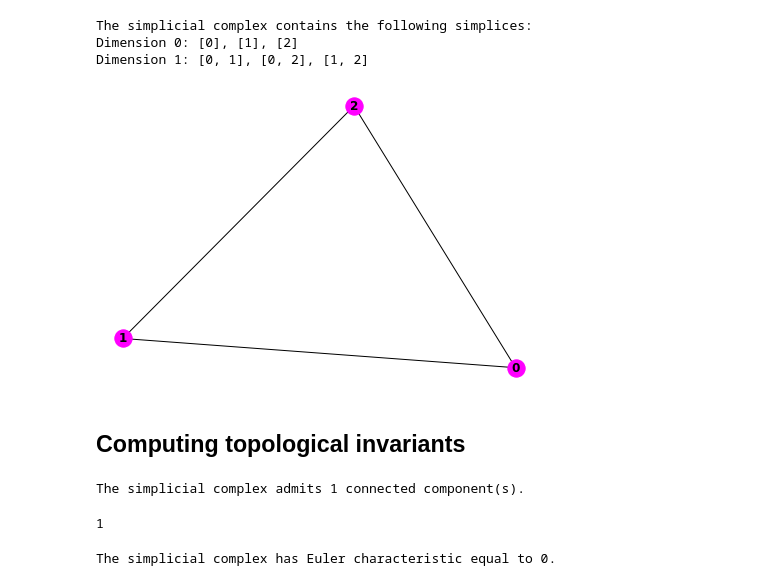
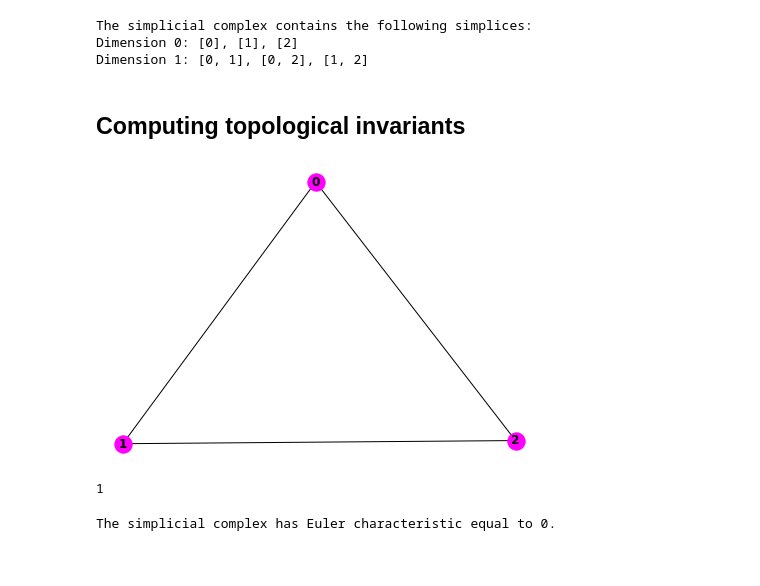
Before and after one commit to raphaeltinarrage/EMAp, a Jupyter notebook: Tutorial1.ipynb, the cells around one changed output. Saved outputs shown, nothing was run; the diff lists cells and outputs as text; code cells hidden in the pictures.

```diff
--- a/Tutorial1.ipynb
+++ b/Tutorial1.ipynb
@@ -175,9 +184,3 @@ PrintSimplices(simpcomplex3)
 The simplicial complex contains the following simplices:
 Dimension 0: [0], [1], [2]
 Dimension 1: [0, 1], [0, 2], [1, 2]
-# %%
-# The following function allows to draw the simplicial complex (uses the library networkx)
-
-DrawSimplicialComplex(simpcomplex)
-# %% [output]
-[figure, removed]
@@ -184,13 +191,20 @@ DrawSimplicialComplex(simpcomplex)
 # %% [markdown]
 ## Computing topological invariants
+# %%
+simpcomplexdim2 = gudhi.SimplexTree()
+
+simpcomplexdim2.insert([0,1,2])
+
+DrawSimplicialComplex(simpcomplexdim2)
+# %% [output]
+[figure, added]
 # %%
 # The following function returns the number of connected components of the complex.
 # Use verbose = 'True' or verbose = 'False' to print the output sentence.
 
-NumberOfConnectedComponents(simpcomplex, verbose = 'True')
+NumberOfConnectedComponents(simpcomplex, verbose = False)
 # %% [output]
-The simplicial complex admits 1 connected component(s).
+1
-1
 # %%
 # The following function returns the Euler characteristic of the complex.
 # Use verbose = 'True' or verbose = 'False' to print the output sentence.
```
Also changed, not shown: parts of 7 cells of this notebook.
